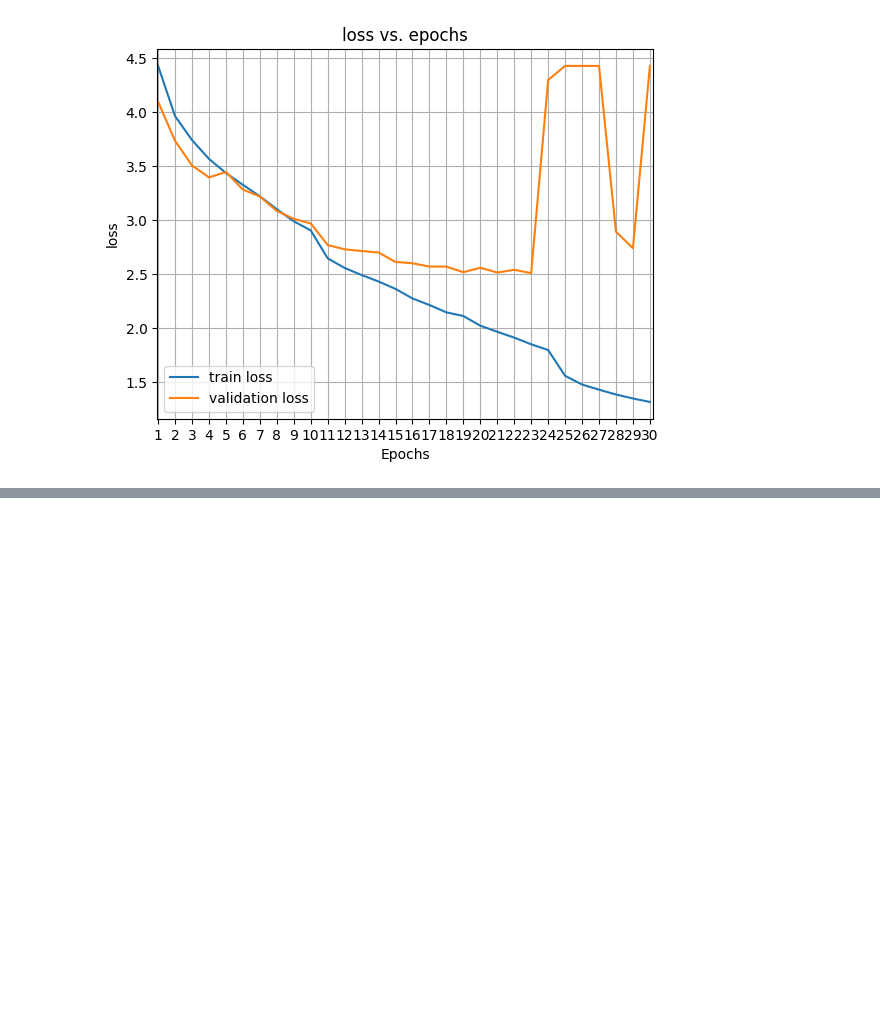
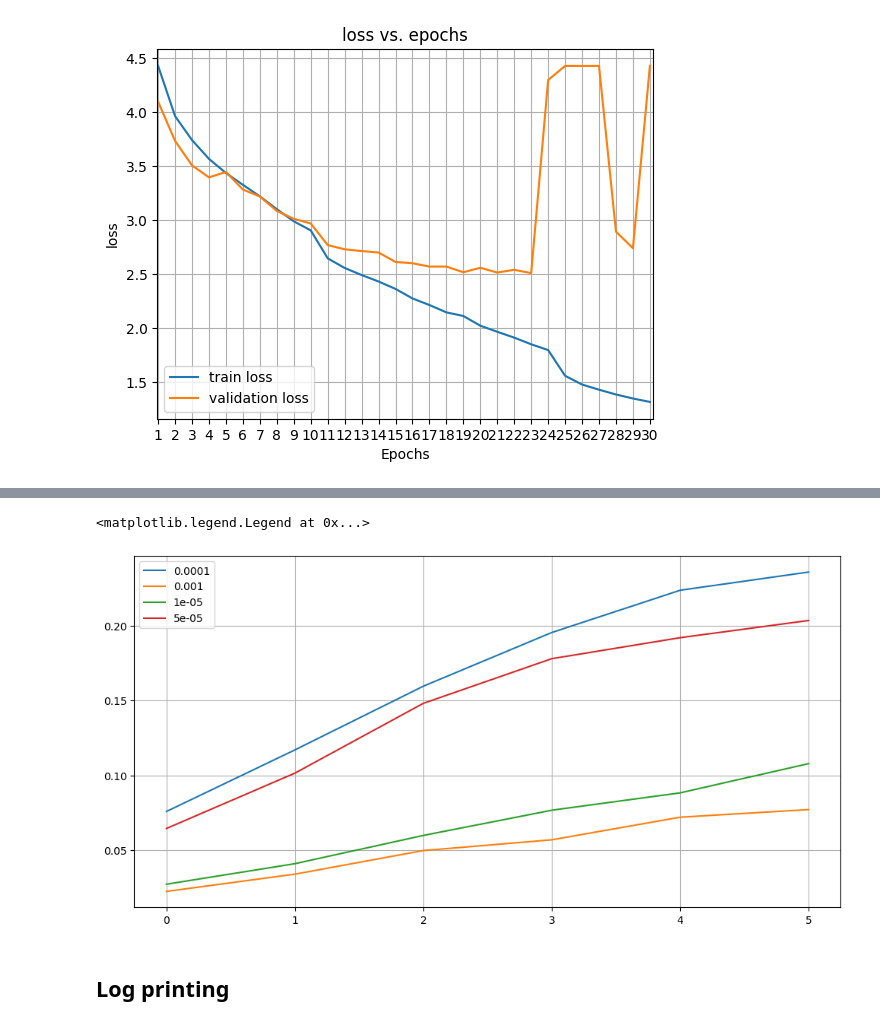
Before and after one commit to MicheleCazzola/artist-identification, a Jupyter notebook: playground.ipynb, the cells around one changed output, grey strips where cells are left out. Cells and saved outputs as stored; diff of their text form; code cells hidden in the pictures; blank space fills up the shorter version.

```diff
--- a/playground.ipynb
+++ b/playground.ipynb
@@ -1075,0 +1157,14 @@ f.savefig(f"{save_path}/{name.lower()}.png", dpi=300)
+# %%
+plt.figure(figsize=(12, 6))
+
+for label, val_acc in val_accuracies.items():
+    color = plt.gca()._get_lines.get_next_color()
+    plt.plot(val_acc, label=f"{label}", linestyle="-", color=color)
+
+plt.grid()
+plt.legend()
+# %% [output]
+<matplotlib.legend.Legend at 0x...>
+[figure, added]
+# %% [markdown]
+## Log printing
```
Also changed, not shown: parts of 15 cells of this notebook, 6 other files.
